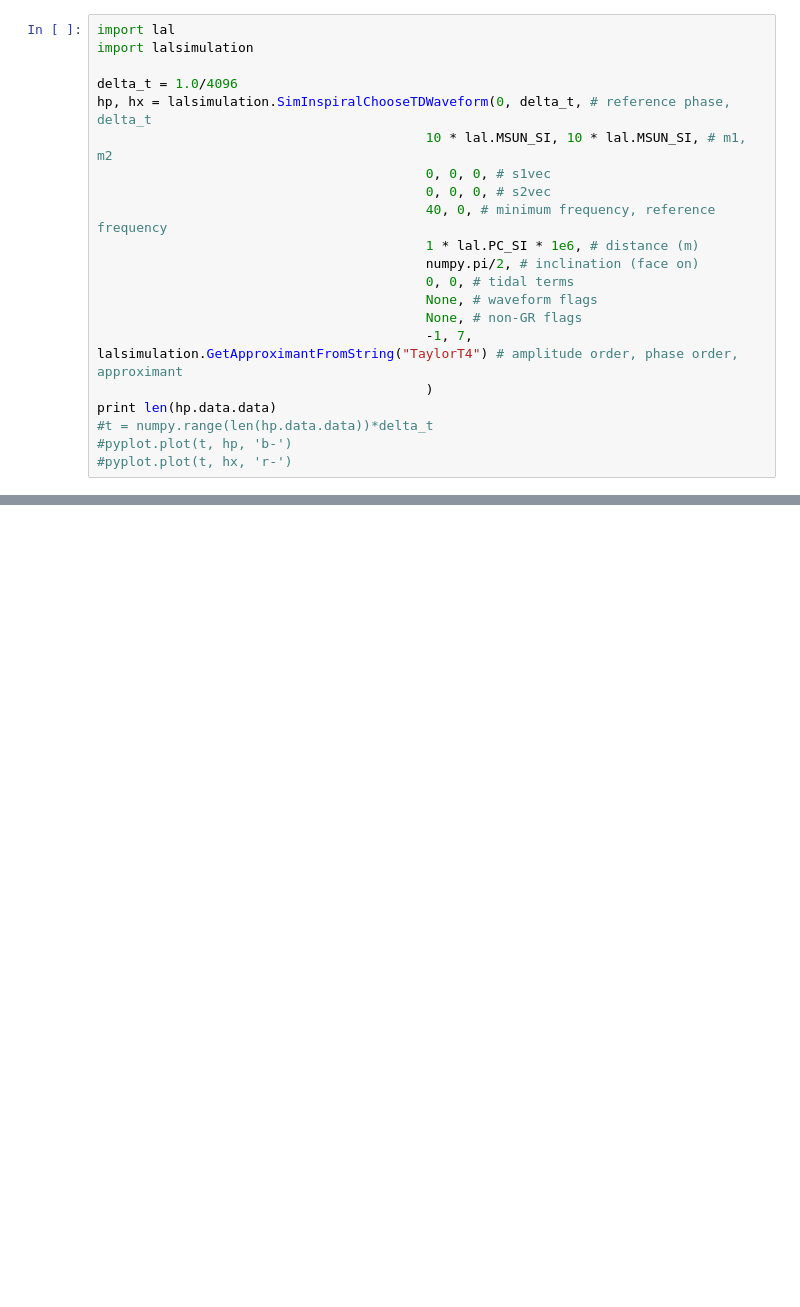
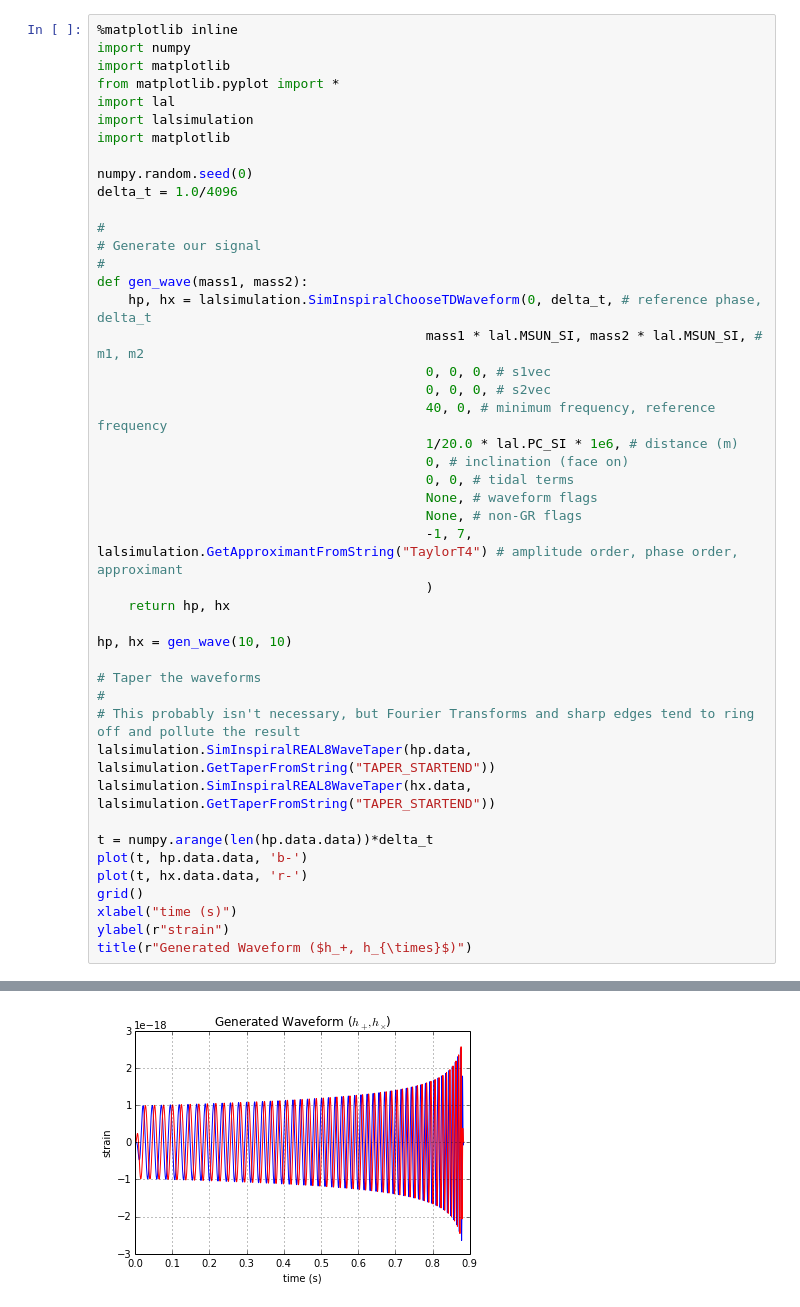
Before and after one commit to cpankow/lacc_da_tutorials, a Jupyter notebook: bayesian_inf_and_mf.ipynb, the cells around one changed output, grey strips where cells are left out. Drawn from its saved outputs; the diff is of its cells as text; blank space fills up the shorter version.

```diff
--- a/bayesian_inf_and_mf.ipynb
+++ b/bayesian_inf_and_mf.ipynb
@@ -136,21 +128,46 @@ $$Z=\int p(\vec{\mu})\Lambda(\vec{\mu})d\vec{\mu}$$
 # %%
+%matplotlib inline
+import numpy
+import matplotlib
+from matplotlib.pyplot import *
 import lal
 import lalsimulation
+import matplotlib
 
+numpy.random.seed(0)
 delta_t = 1.0/4096
-hp, hx = lalsimulation.SimInspiralChooseTDWaveform(0, delta_t, # reference phase, delta_t
-                                          10 * lal.MSUN_SI, 10 * lal.MSUN_SI, # m1, m2
+
+#
+# Generate our signal
+#
+def gen_wave(mass1, mass2):
+    hp, hx = lalsimulation.SimInspiralChooseTDWaveform(0, delta_t, # reference phase, delta_t
+                                          mass1 * lal.MSUN_SI, mass2 * lal.MSUN_SI, # m1, m2
                                           0, 0, 0, # s1vec
                                           0, 0, 0, # s2vec
                                           40, 0, # minimum frequency, reference frequency
-                                          1 * lal.PC_SI * 1e6, # distance (m)
-                                          numpy.pi/2, # inclination (face on)
+                                          1/20.0 * lal.PC_SI * 1e6, # distance (m)
+                                          0, # inclination (face on)
                                           0, 0, # tidal terms
                                           None, # waveform flags
                                           None, # non-GR flags
                                           -1, 7, lalsimulation.GetApproximantFromString("TaylorT4") # amplitude order, phase order, approximant
                                           )
-print len(hp.data.data)
-#t = numpy.range(len(hp.data.data))*delta_t
-#pyplot.plot(t, hp, 'b-')
-#pyplot.plot(t, hx, 'r-')
+    return hp, hx
+
+hp, hx = gen_wave(10, 10)
+
+# Taper the waveforms
+#
+# This probably isn't necessary, but Fourier Transforms and sharp edges tend to ring off and pollute the result
+lalsimulation.SimInspiralREAL8WaveTaper(hp.data, lalsimulation.GetTaperFromString("TAPER_STARTEND"))
+lalsimulation.SimInspiralREAL8WaveTaper(hx.data, lalsimulation.GetTaperFromString("TAPER_STARTEND"))
+
+t = numpy.arange(len(hp.data.data))*delta_t
+plot(t, hp.data.data, 'b-')
+plot(t, hx.data.data, 'r-')
+grid()
+xlabel("time (s)")
+ylabel(r"strain")
+title(r"Generated Waveform ($h_+, h_{\times}$)")
+# %% [output]
@@ -156,0 +175 @@ print len(hp.data.data)
+[figure, added]
```
Also changed, not shown: parts of 12 cells of this notebook.
